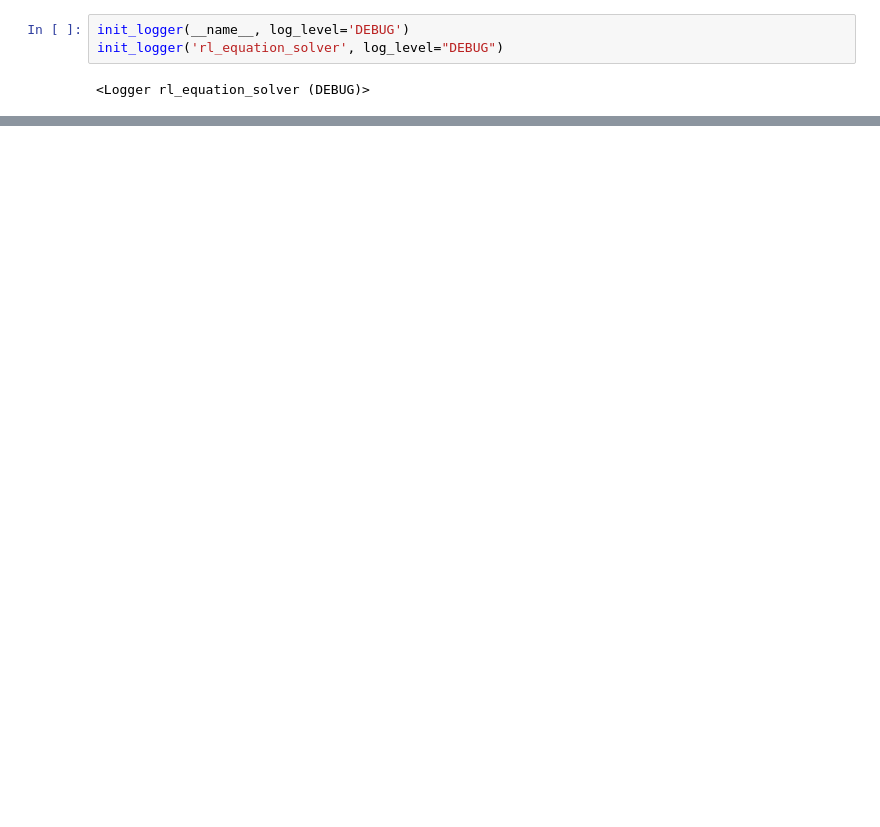
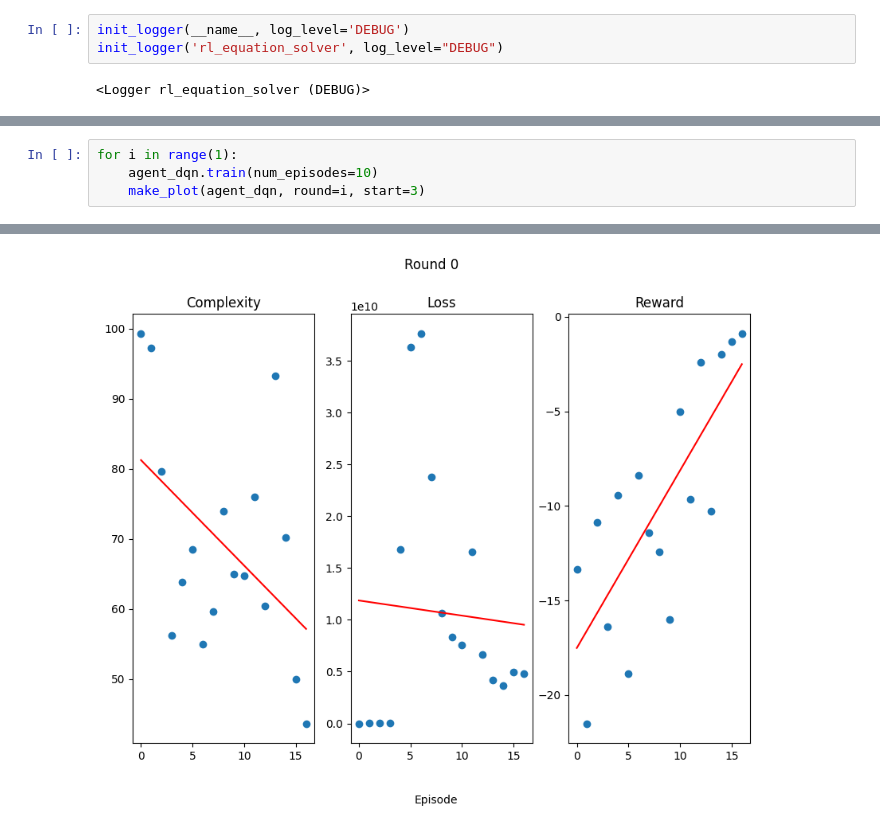
Before and after one commit to bnb32/RL-equation-solver, a Jupyter notebook: rl_equation_solver/dev/train_and_plot.ipynb, the cells around one changed output, grey strips where cells are left out. Saved outputs shown, nothing was run; the diff lists cells and outputs as text; blank space fills up the shorter version.

```diff
--- a/rl_equation_solver/dev/train_and_plot.ipynb
+++ b/rl_equation_solver/dev/train_and_plot.ipynb
@@ -67,0 +65,5 @@ env = Env(order=2)
+# %%
+for i in range(1):
+    agent_dqn.train(num_episodes=10)
+    make_plot(agent_dqn, round=i, start=3)
+# %% [output]
@@ -67,0 +87 @@ env = Env(order=2)
+[figure, added]
```
Also changed, not shown: parts of 13 cells of this notebook, 8 other files.
